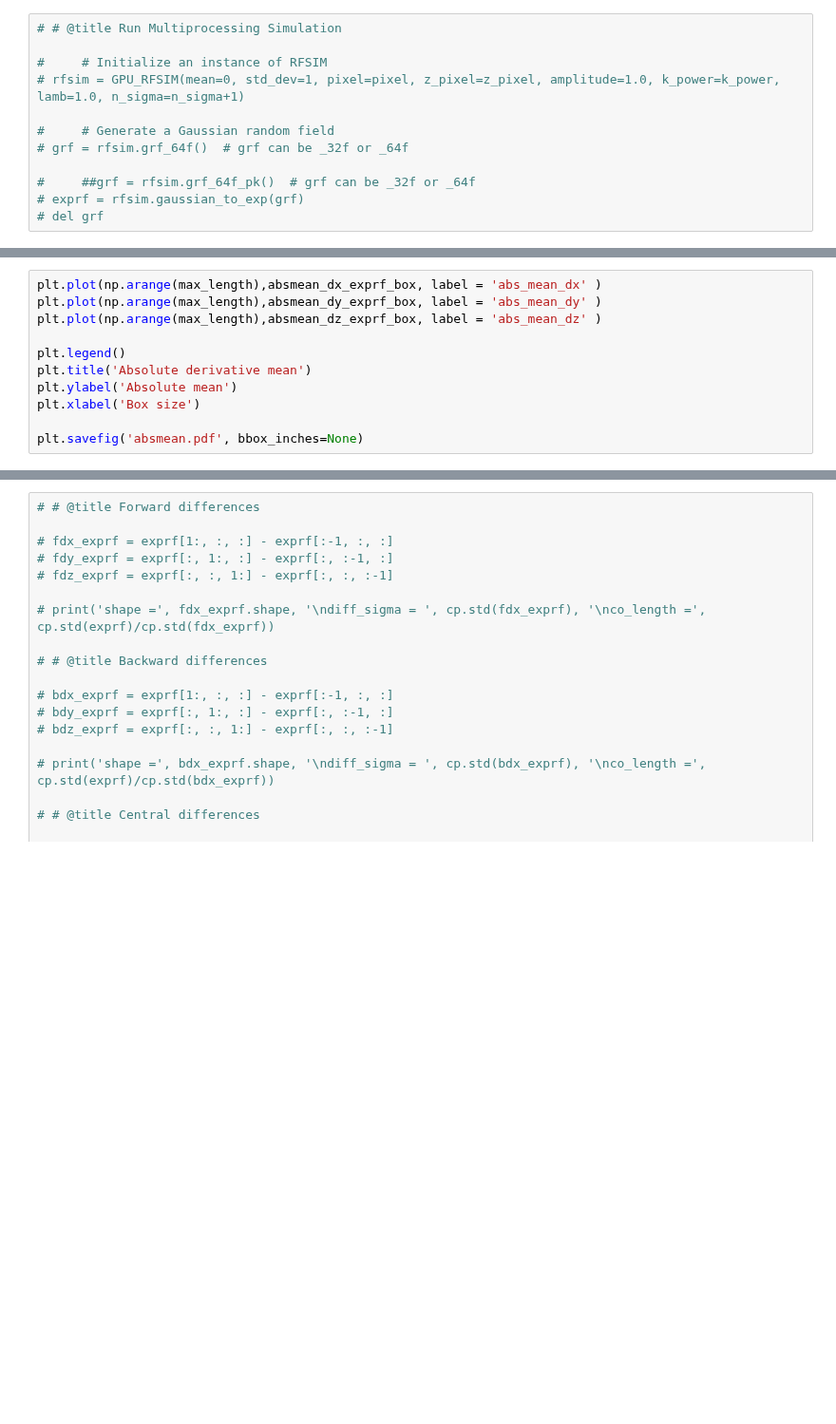
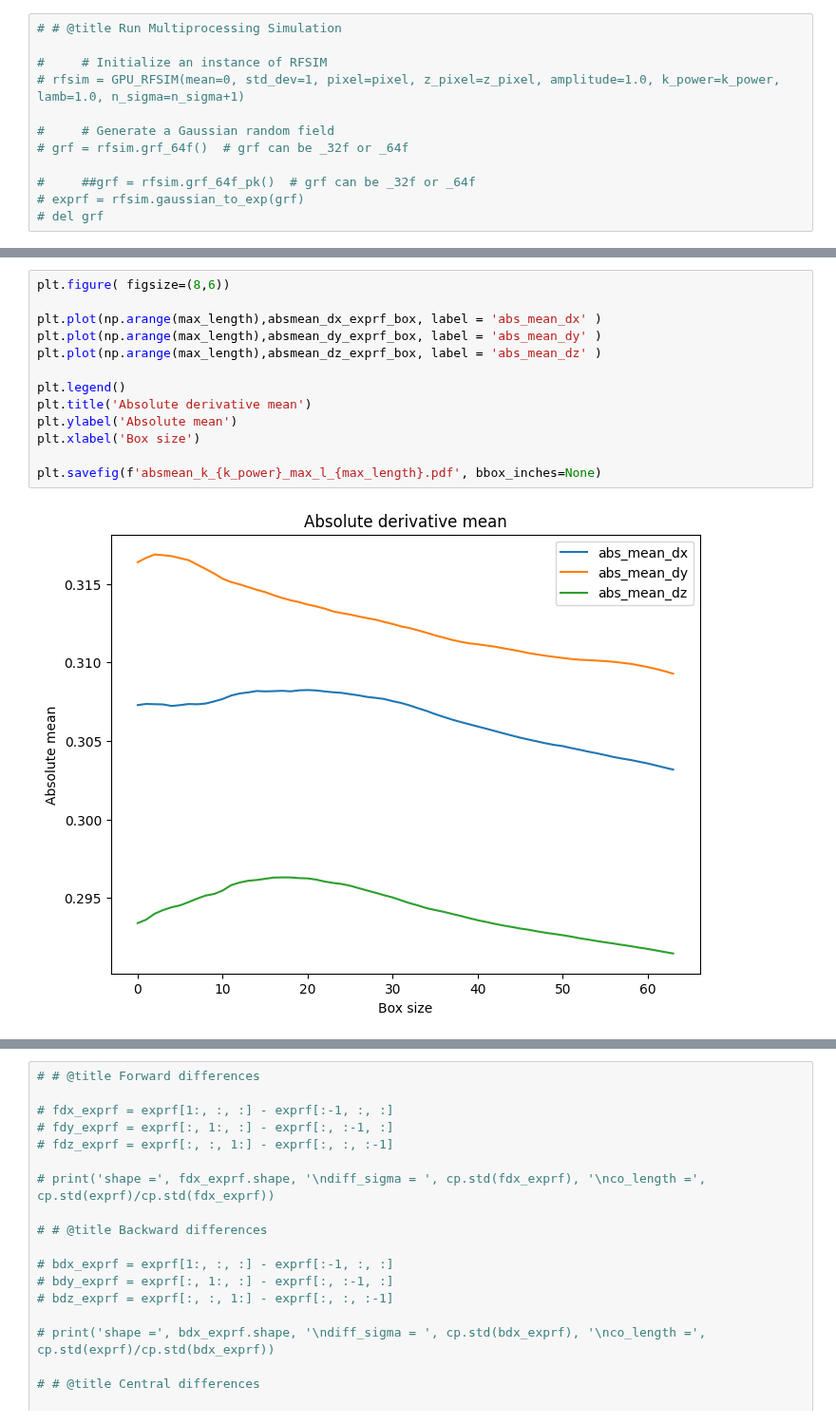
Before and after one commit to khchoi-physik/pbh_simulations, a Jupyter notebook: FEM_local.ipynb, the cells around one changed output, grey strips where cells are left out. Shown at 95% size. Saved outputs shown, nothing was run; the diff lists cells and outputs as text; blank space fills up the shorter version.

```diff
--- a/FEM_local.ipynb
+++ b/FEM_local.ipynb
@@ -237,12 +258,16 @@ plt.savefig('derivative_std.pdf', bbox_inches=None,)
 # %%
+plt.figure( figsize=(8,6))
+
 plt.plot(np.arange(max_length),absmean_dx_exprf_box, label = 'abs_mean_dx' )
 plt.plot(np.arange(max_length),absmean_dy_exprf_box, label = 'abs_mean_dy' )
 plt.plot(np.arange(max_length),absmean_dz_exprf_box, label = 'abs_mean_dz' )
 
 plt.legend()
 plt.title('Absolute derivative mean')
 plt.ylabel('Absolute mean')
 plt.xlabel('Box size')
 
-plt.savefig('absmean.pdf', bbox_inches=None)
+plt.savefig(f'absmean_k_{k_power}_max_l_{max_length}.pdf', bbox_inches=None)
+# %% [output]
+[figure, added]
 # %%
```
Also changed, not shown: parts of 6 cells of this notebook.
